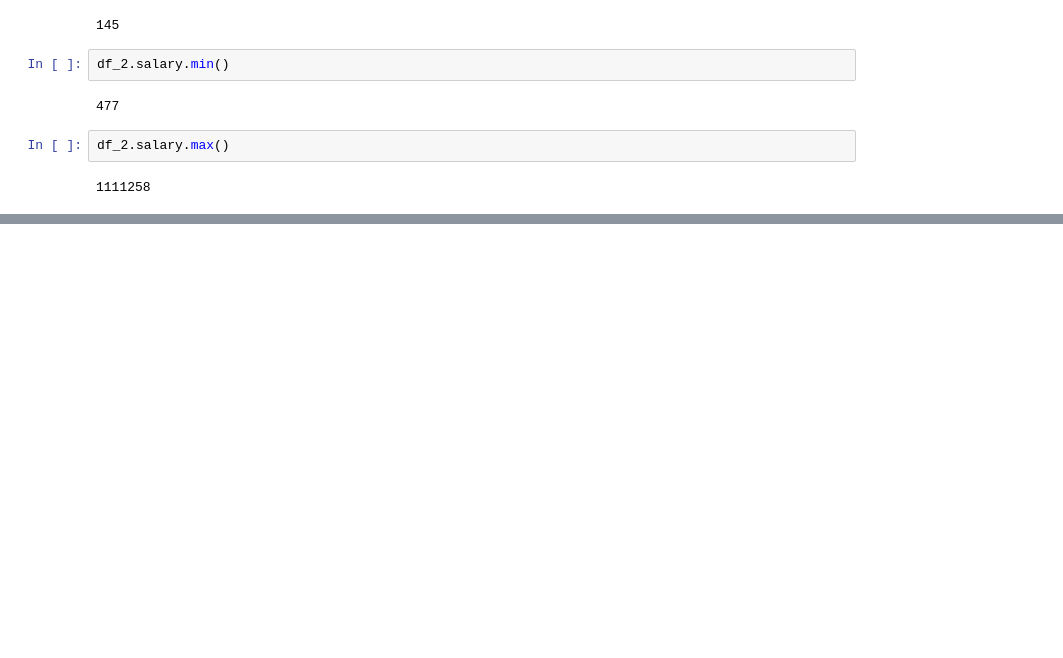
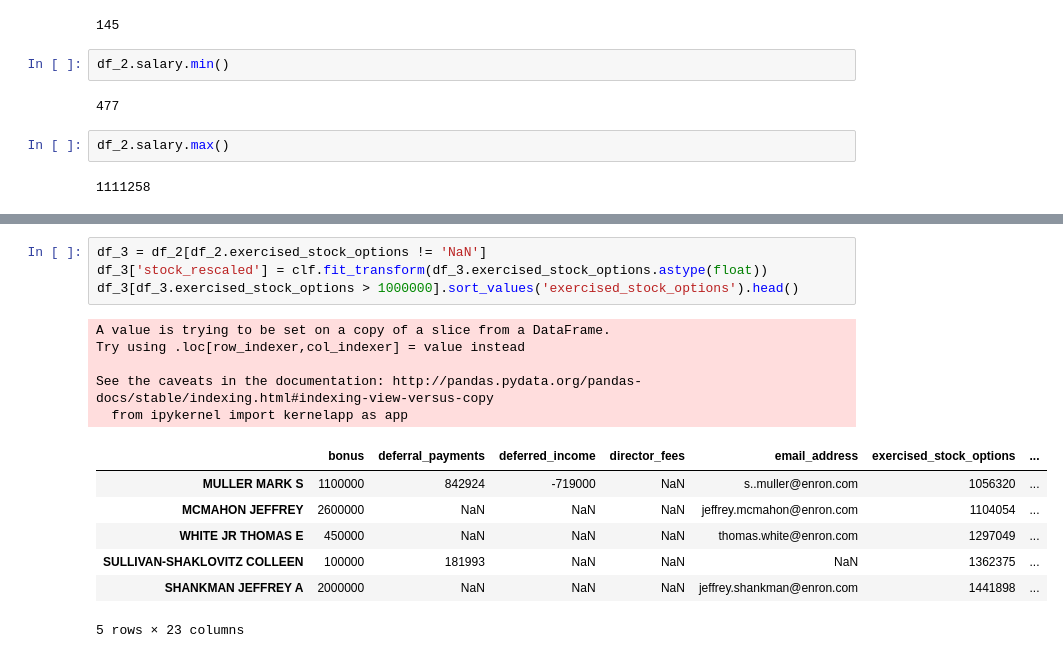
Before and after one commit to mirunapopa/DS-Intensive, a Jupyter notebook: machine_learning/k_means_exercise.ipynb, the cells around one changed output, grey strips where cells are left out. Saved outputs shown, nothing was run; the diff lists cells and outputs as text; blank space fills up the shorter version.

```diff
--- a/machine_learning/k_means_exercise.ipynb
+++ b/machine_learning/k_means_exercise.ipynb
@@ -117,0 +169,17 @@ df_2.salary.max()
+# %%
+df_3 = df_2[df_2.exercised_stock_options != 'NaN']
+df_3['stock_rescaled'] = clf.fit_transform(df_3.exercised_stock_options.astype(float))
+df_3[df_3.exercised_stock_options > 1000000].sort_values('exercised_stock_options').head()
+# %% [output]
+A value is trying to be set on a copy of a slice from a DataFrame.
+Try using .loc[row_indexer,col_indexer] = value instead
+
+See the caveats in the documentation: http://pandas.pydata.org/pandas-docs/stable/indexing.html#indexing-view-versus-copy
+  from ipykernel import kernelapp as app
+|  | bonus | deferral_payments | deferred_income | director_fees | email_address | exercised_stock_options | ... |
+| MULLER MARK S | 1100000 | 842924 | -719000 | NaN | s..muller@enron.com | 1056320 | ... |
+| MCMAHON JEFFREY | 2600000 | NaN | NaN | NaN | jeffrey.mcmahon@enron.com | 1104054 | ... |
+| WHITE JR THOMAS E | 450000 | NaN | NaN | NaN | thomas.white@enron.com | 1297049 | ... |
+| SULLIVAN-SHAKLOVITZ COLLEEN | 100000 | 181993 | NaN | NaN | NaN | 1362375 | ... |
+| SHANKMAN JEFFREY A | 2000000 | NaN | NaN | NaN | jeffrey.shankman@enron.com | 1441898 | ... |
+5 rows × 23 columns
```
Also changed, not shown: parts of 3 cells of this notebook.
